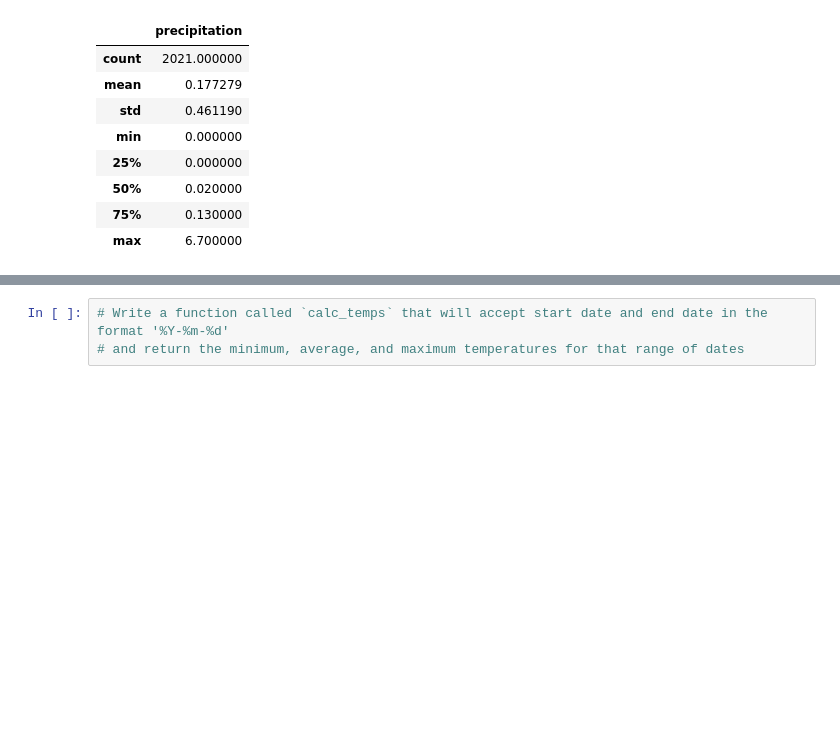
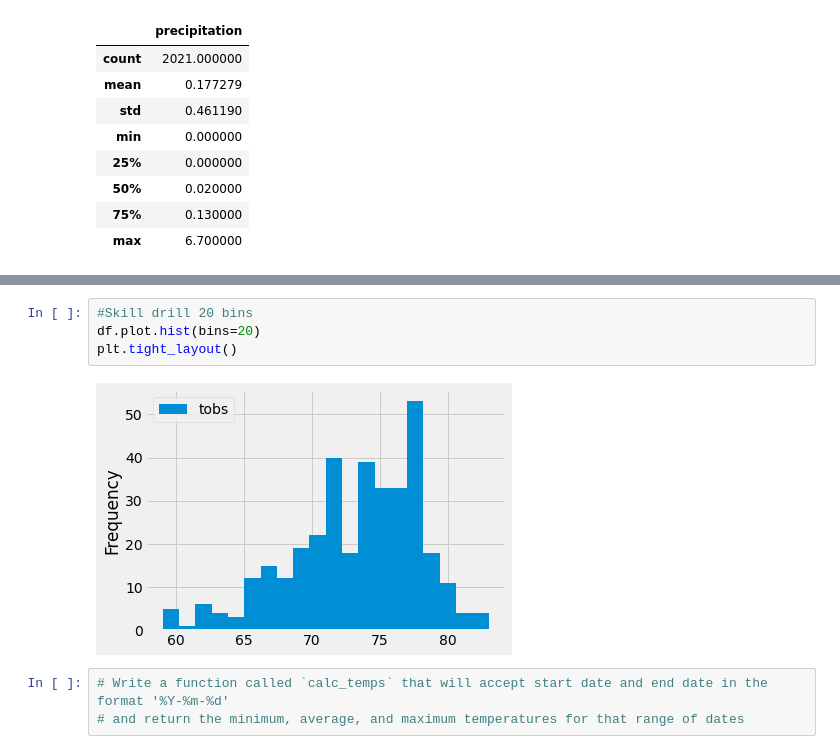
Before and after one commit to nikki4944/Surfs_Up, a Jupyter notebook: climate_analysis.ipynb, the cells around one changed output, grey strips where cells are left out. Drawn from its saved outputs; the diff is of its cells as text; blank space fills up the shorter version.

```diff
--- a/climate_analysis.ipynb
+++ b/climate_analysis.ipynb
@@ -83,3 +138,9 @@ df.describe()
+# %%
+#Skill drill 20 bins
+df.plot.hist(bins=20)
+plt.tight_layout()
+# %% [output]
+[figure, added]
 # %%
 # Write a function called `calc_temps` that will accept start date and end date in the format '%Y-%m-%d'
 # and return the minimum, average, and maximum temperatures for that range of dates
```
Also changed, not shown: parts of 7 cells of this notebook.
